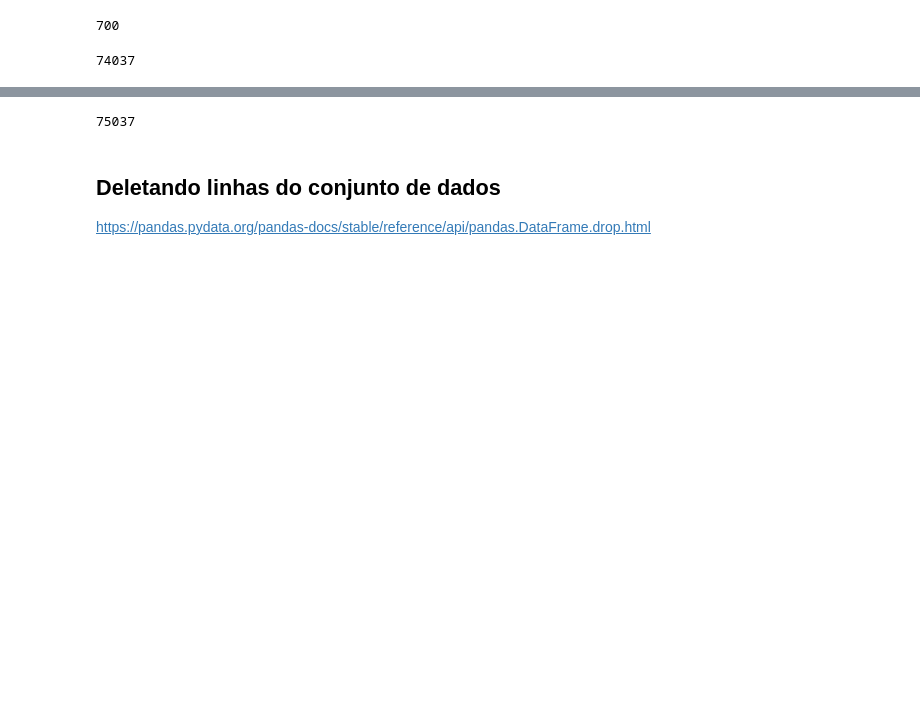
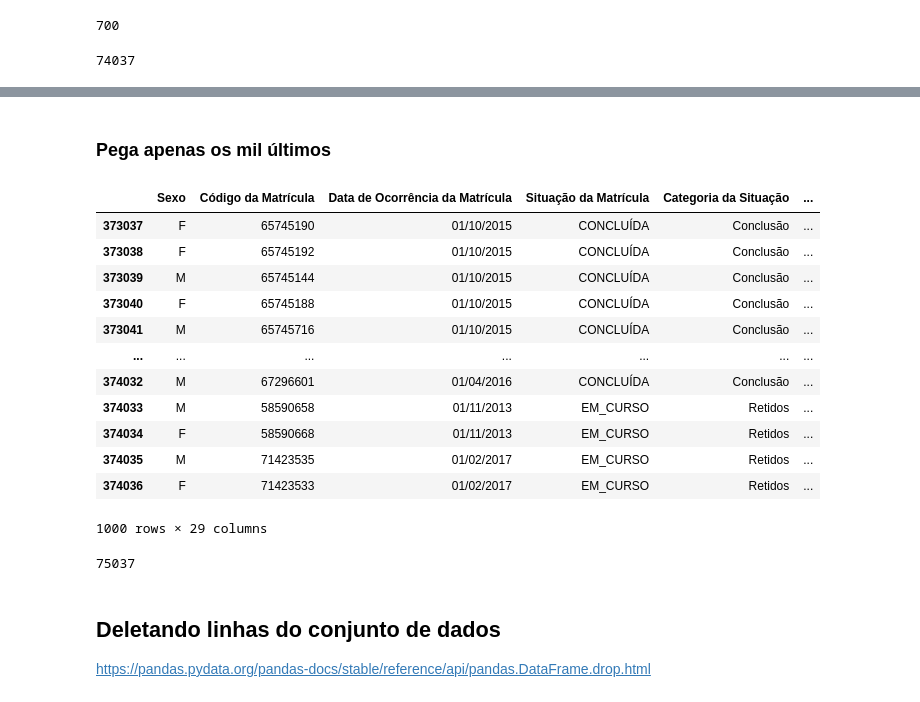
Before and after one commit to robertosgpontes/DataScience, a Jupyter notebook: 02-datasetPrepare_01.ipynb, the cells around one changed output, grey strips where cells are left out. Drawn from its saved outputs; the diff is of its cells as text; code cells hidden in the pictures; blank space fills up the shorter version.

```diff
--- a/02-datasetPrepare_01.ipynb
+++ b/02-datasetPrepare_01.ipynb
@@ -41,3 +76,23 @@ len(df1_r)
+# %% [markdown]
+### Pega apenas os mil últimos
+# %%
+
+df1_r = df1[-1000:]
+df1_r
+# %% [output]
+|  | Sexo | Código da Matrícula | Data de Ocorrência da Matrícula | Situação da Matrícula | Categoria da Situação | ... |
+| 373037 | F | 65745190 | 01/10/2015 | CONCLUÍDA | Conclusão | ... |
+| 373038 | F | 65745192 | 01/10/2015 | CONCLUÍDA | Conclusão | ... |
+| 373039 | M | 65745144 | 01/10/2015 | CONCLUÍDA | Conclusão | ... |
+| 373040 | F | 65745188 | 01/10/2015 | CONCLUÍDA | Conclusão | ... |
+| 373041 | M | 65745716 | 01/10/2015 | CONCLUÍDA | Conclusão | ... |
+| ... | ... | ... | ... | ... | ... | ... |
+| 374032 | M | 67296601 | 01/04/2016 | CONCLUÍDA | Conclusão | ... |
+| 374033 | M | 58590658 | 01/11/2013 | EM_CURSO | Retidos | ... |
+| 374034 | F | 58590668 | 01/11/2013 | EM_CURSO | Retidos | ... |
+| 374035 | M | 71423535 | 01/02/2017 | EM_CURSO | Retidos | ... |
+| 374036 | F | 71423533 | 01/02/2017 | EM_CURSO | Retidos | ... |
+1000 rows × 29 columns
 # %%
 df1_r = df1[:1000] + df1[300000:]
 len(df1_r)
```
Also changed, not shown: parts of 4 cells of this notebook.
